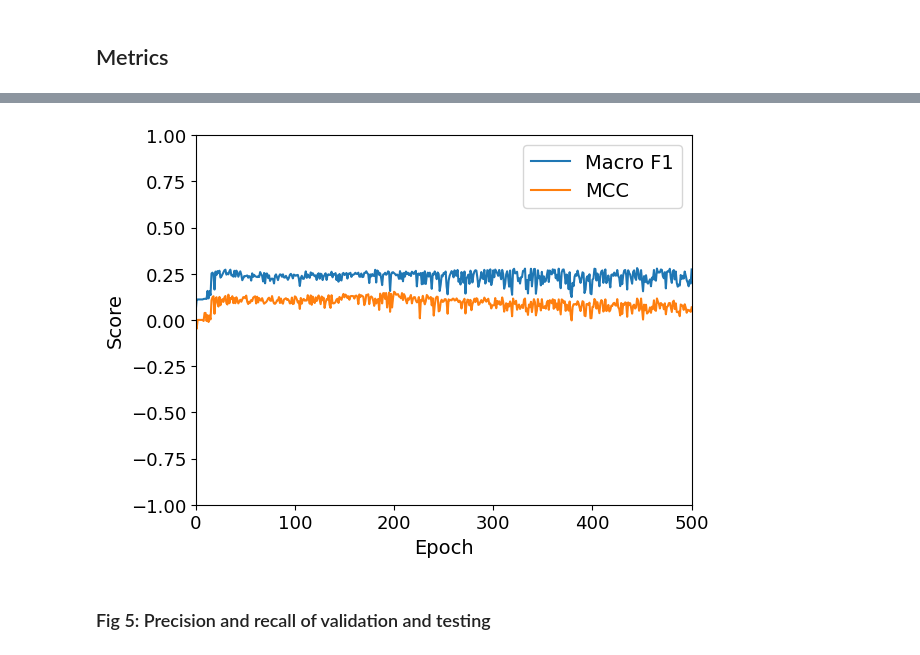
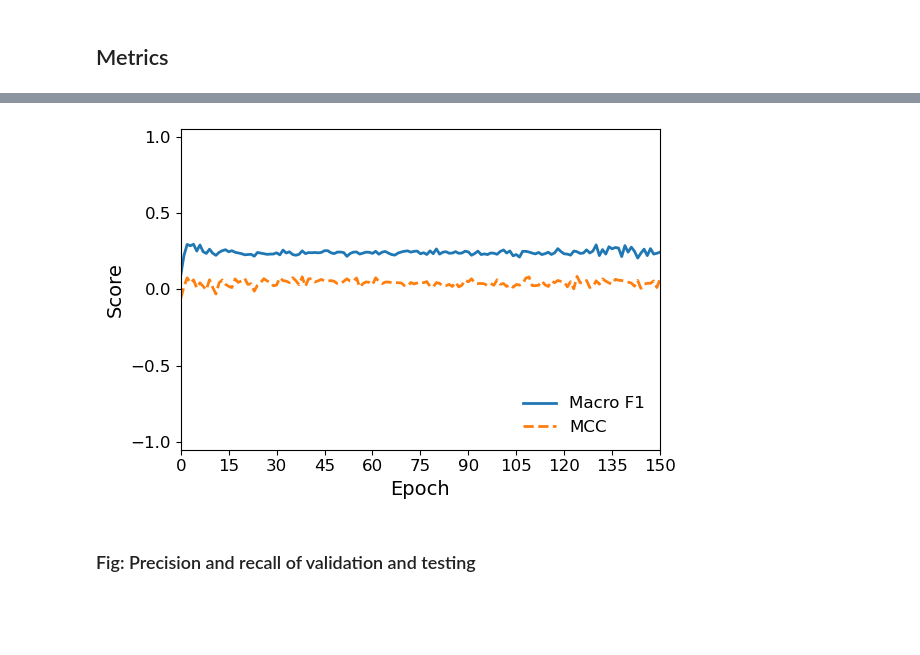
Before and after one commit to kenlzh1996/Prediction-model-25, a Jupyter notebook: Three Channel Pytorch model localization prediction FC only mRNA final.ipynb, the cells around one changed output, grey strips where cells are left out. Cells and saved outputs as stored; diff of their text form; code cells hidden in the pictures; blank space fills up the shorter version.

```diff
--- a/Three Channel Pytorch model localization prediction FC only mRNA final.ipynb
+++ b/Three Channel Pytorch model localization prediction FC only mRNA final.ipynb
@@ -871,22 +1205,38 @@ figure3.savefig(Path(fig_bank_path+Set+'_Confusion_Matrices.png'), dpi=300)
-# %%
-# Plot macro F1 and MCC score in PrecisionRecallDF vs epoch
-figure4 = plt.gcf()
-plt.plot(PrecisionRecallDF['Epoch'], PrecisionRecallDF['Macro F1'])
-plt.plot(PrecisionRecallDF['Epoch'], PrecisionRecallDF['MCC'])
-plt.xlabel('Epoch', fontsize=14)
-plt.ylabel('Score', fontsize=14)
-plt.xticks(fontsize=14)
-plt.yticks(fontsize=14)
-plt.tick_params(axis='x', labelsize=13)
-plt.tick_params(axis='y', labelsize=13)
-plt.xlim([0,epochs])
-plt.ylim([-1,1])
-plt.legend(['Macro F1', 'MCC'], fontsize=14)
-# Save figure into figure bank
-figure4.savefig(Path(fig_bank_path+Set+'_MacroF1_MCC.png'), dpi=300)
-# %% [output]
-[figure, removed]
+# %%
+# Find last completed epoch
+last_epoch = int(PrecisionRecallDF['Epoch'].max())
+
+# Create figure
+fig, ax = plt.subplots(figsize=(6, 4))  # Compact and tight
+
+# Plot Macro F1 and MCC curves
+ax.plot(PrecisionRecallDF['Epoch'], PrecisionRecallDF['Macro F1'], label='Macro F1', color='tab:blue', linewidth=2)
+ax.plot(PrecisionRecallDF['Epoch'], PrecisionRecallDF['MCC'], label='MCC', color='tab:orange', linewidth=2, linestyle='--')
+
+# Axes labels
+ax.set_xlabel('Epoch', fontsize=14)
+ax.set_ylabel('Score', fontsize=14)
+
+# Limits
+ax.set_xlim([0, last_epoch])
+ax.set_ylim([-1.05, 1.05])  # Slightly more padding for aesthetics
+
+# Ticks
+ax.set_xticks(range(0, last_epoch+1, max(1, last_epoch // 10)))
+ax.set_yticks([-1.0, -0.5, 0.0, 0.5, 1.0])
+ax.tick_params(axis='both', which='major', labelsize=12)
+
+# Legend
+ax.legend(frameon=False, fontsize=12, loc='lower right')
+
+# Tight layout
+plt.tight_layout()
+
+# Save figure
+fig.savefig(Path(fig_bank_path) / f"{Set}_MacroF1_MCC.png", dpi=600, bbox_inches='tight')
+# %% [output]
+[figure, added]
 # %% [markdown]
-### Fig 5: Precision and recall of validation and testing
+### Fig: Precision and recall of validation and testing
 # %%
 set_seed(Seed)
```
Also changed, not shown: parts of 27 cells of this notebook, 2 other files.
